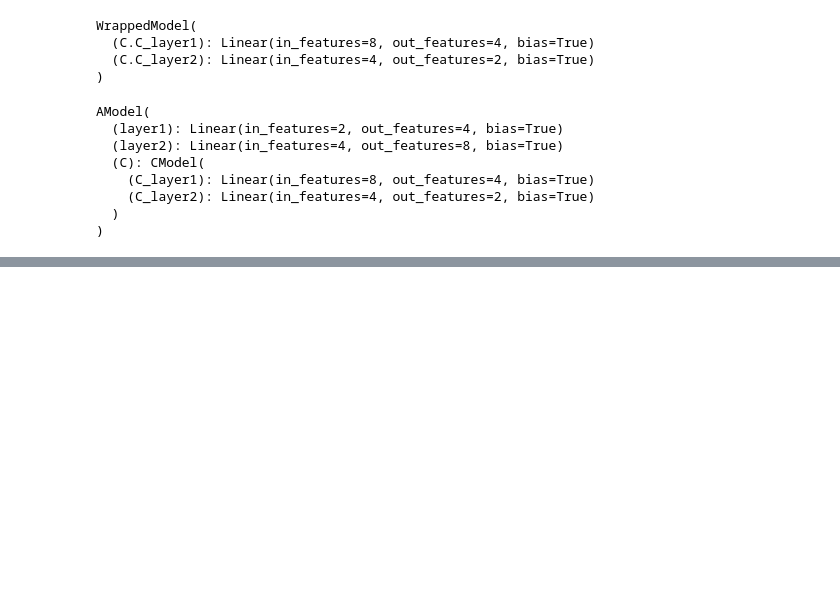
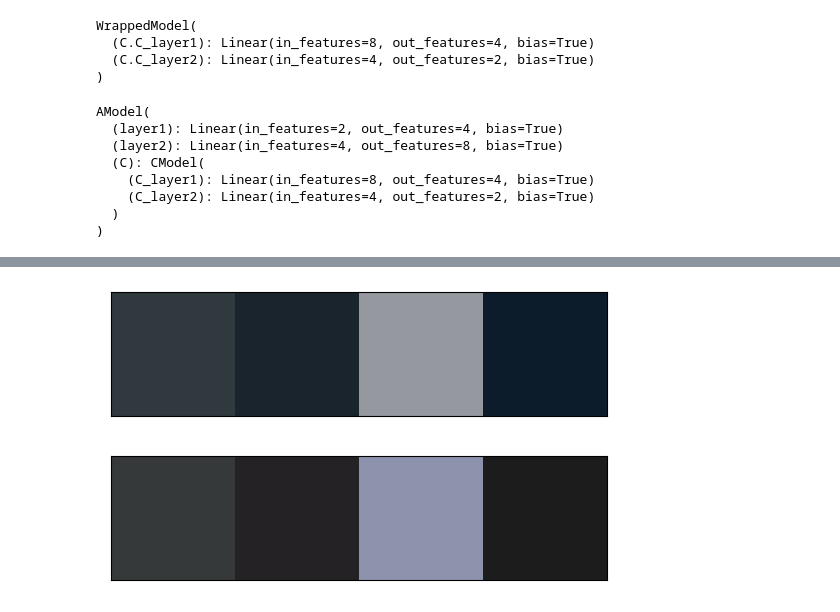
Before and after one commit to MiddleKD/Favorfit_diffusion, a Jupyter notebook: temp.ipynb, the cells around one changed output, grey strips where cells are left out. Drawn from its saved outputs; the diff is of its cells as text; code cells hidden in the pictures; blank space fills up the shorter version.

```diff
--- a/temp.ipynb
+++ b/temp.ipynb
@@ -499,0 +548,11 @@ processor
+# %%
+img_color_features = []
+with open("/media/mlfavorfit/sdb/contolnet_dataset/control_net_train_base/favorfit_product_color_train.jsonl", mode="r") as file:
+    for line in file:
+        line = json.loads(line)
+
+        rgb_results, id_results = get_color_tokens(line["obj_colors"][0])
+        img_color_features.append({"image":line["image"],
+                                   "obj_colors":line["obj_colors"][0],
+                                   "cluster_colors":rgb_results,
+                                   "cluster_colors_id":id_results})
@@ -499,0 +562,36 @@ processor
+# %%
+import matplotlib.pyplot as plt
+def visualize_rgb_colors(rgb_colors):
+    rgb_colors = np.array(rgb_colors)
+
+    # Create a figure and axis for the plot
+    fig, ax = plt.subplots()
+
+    # Loop through the list of BGR colors and plot each one
+    for i, color in enumerate(rgb_colors):
+        # Convert BGR to RGB and normalize to [0, 1]
+        rgb_color = [x / 255.0 for x in color]
+
+        # Create a rectangle filled with the normalized RGB color
+        rect = plt.Rectangle((i, 0), 1, 1, facecolor=rgb_color)
+
+        # Add the rectangle to the plot
+        ax.add_patch(rect)
+
+    # Set axis limits and aspect ratio
+    ax.set_xlim(0, len(rgb_colors))
+    ax.set_ylim(0, 1)
+    ax.set_aspect('equal')
+
+    # Remove axis labels and ticks
+    ax.set_xticks([])
+    ax.set_yticks([])
+
+    # Show the plot
+    plt.show()
+# %%
+visualize_rgb_colors(img_color_features[0]["obj_colors"])
+visualize_rgb_colors(img_color_features[0]["cluster_colors"])
+# %% [output]
+[figure, added]
+[figure, added]
```
Also changed, not shown: parts of 10 cells of this notebook, 9 other files.
